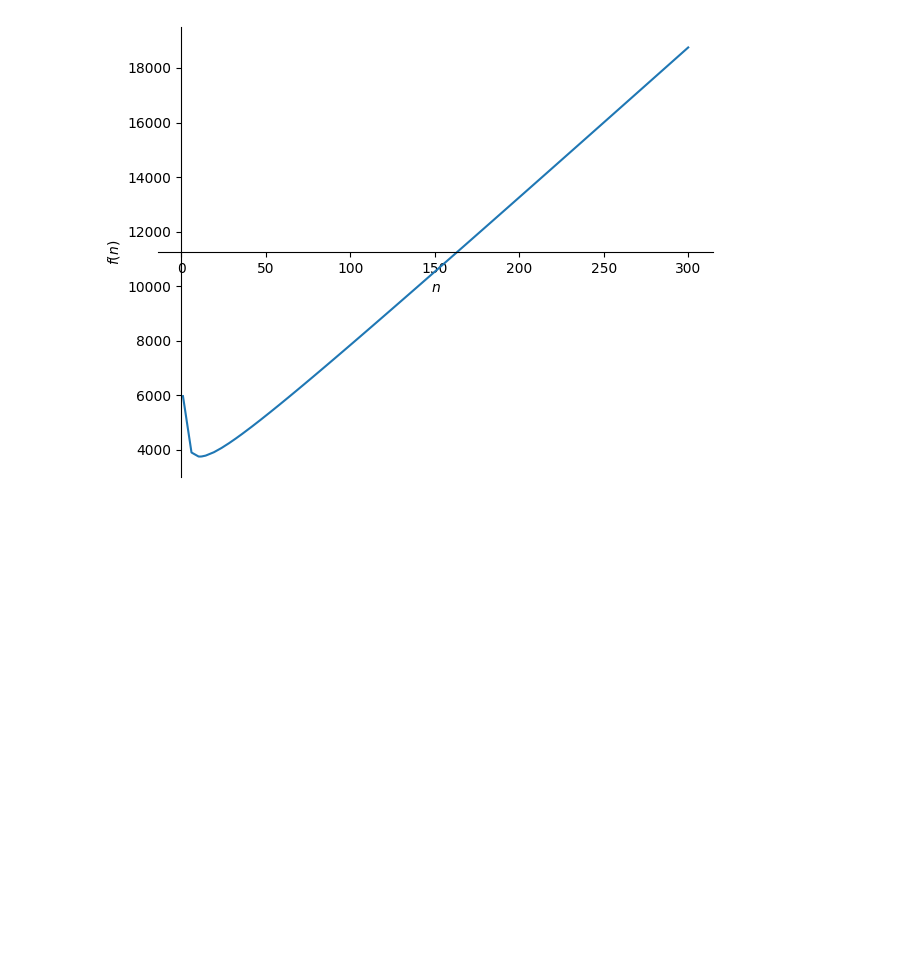
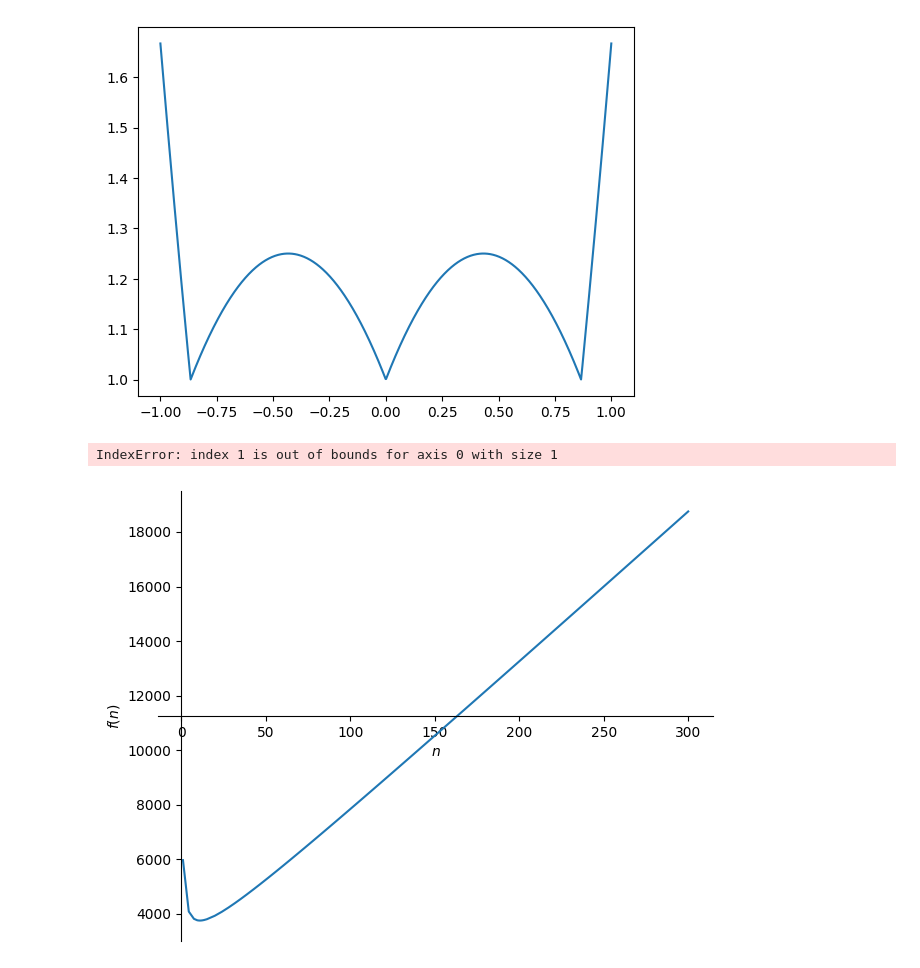
Before and after one commit to ivankirev13/Performative-Regression, a Jupyter notebook: performative_regression.ipynb, the cells around one changed output. Cells and saved outputs as stored; diff of their text form; code cells hidden in the pictures; blank space fills up the shorter version.

```diff
--- a/performative_regression.ipynb
+++ b/performative_regression.ipynb
@@ -313,0 +253,7 @@ plt.show()
+# %%
+pr = Performative_Regression(k=2, n=100, T=1, sigma=0.5, M=np.sqrt(2))
+t = np.linspace(-1, 1, 1000)
+plt.plot(t, pr.lagrange_bound(t))
+plt.show()
+# %% [output]
+[figure, added]
@@ -314,3 +365,9 @@ plt.show()
+# %%
+fpr = Fast_PR(1000, 1, 1)
+
+fpr.g_hat(np.linspace(-1, 1, 1000))
+# %% [output]
+IndexError: index 1 is out of bounds for axis 0 with size 1
 # %%
 k = sp.symbols("k")
 n = sp.symbols("n")
```
Also changed, not shown: parts of 11 cells of this notebook.
